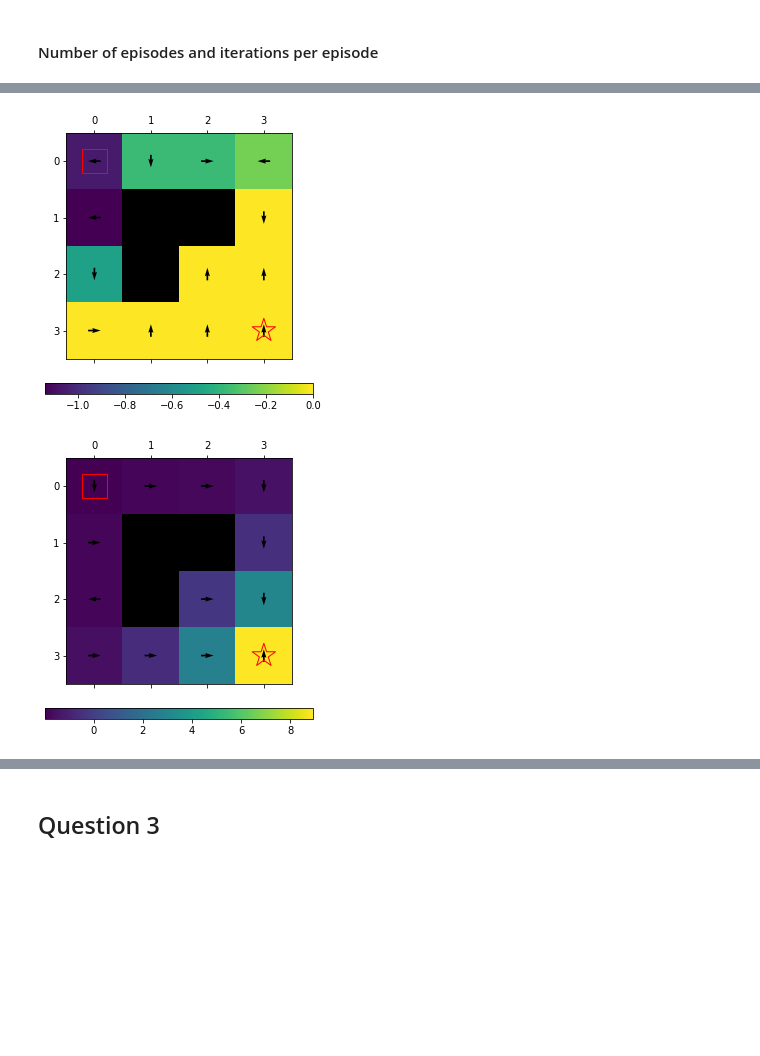
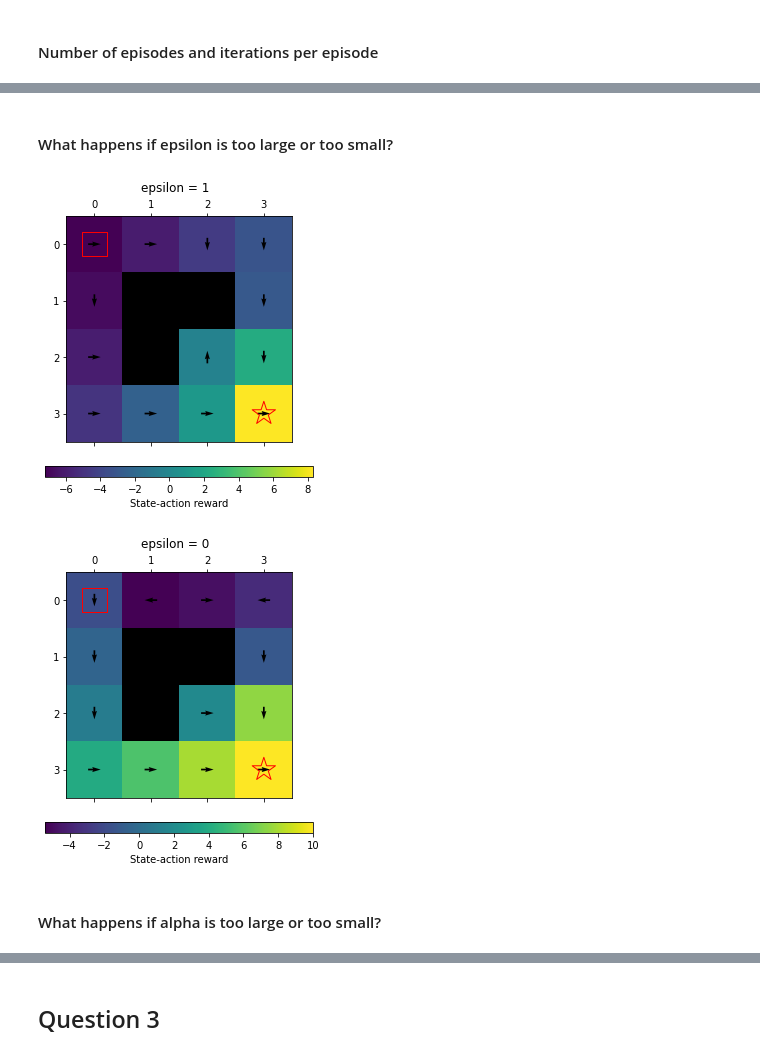
Before and after one commit to AlejandroSantorum/MPhil_MLMI_Cambridge, a Jupyter notebook: MLMI7-Reinforcement_Learning/Practical/code/coursework.ipynb, the cells around one changed output, grey strips where cells are left out. Cells and saved outputs as stored; diff of their text form; code cells hidden in the pictures; blank space fills up the shorter version.

Commit message:
MLMI7 RL - images to question b

```diff
--- a/MLMI7-Reinforcement_Learning/Practical/code/coursework.ipynb
+++ b/MLMI7-Reinforcement_Learning/Practical/code/coursework.ipynb
@@ -110,16 +190,22 @@ plot_mse_per_episode(mses, ylabel="MSE of consecutive episode value functions",
+# %% [markdown]
+#### What happens if epsilon is too large or too small?
 # %%
 model = Model(small_world)
-V, pi, _ = sarsa(model, n_episodes=10, maxit=10)
+V, pi, _, _ = sarsa(model, n_episodes=50, maxit=30, epsilon=1)
 plot_vp(model, V, pi)
+plt.suptitle("epsilon = 1")
 plt.show()
 # %% [output]
-[figure, old version]
+[figure, new version]
 # %%
 model = Model(small_world)
-V, pi, _ = sarsa(model, n_episodes=10, maxit=100)
+V, pi, _, _ = sarsa(model, n_episodes=100, maxit=30, epsilon=0)
 plot_vp(model, V, pi)
+plt.suptitle("epsilon = 0")
 plt.show()
 # %% [output]
-[figure, old version]
+[figure, new version]
+# %% [markdown]
+#### What happens if alpha is too large or too small?
 # %%
 model = Model(small_world)
```
Also changed, not shown: parts of 16 cells of this notebook, 17 other files.
